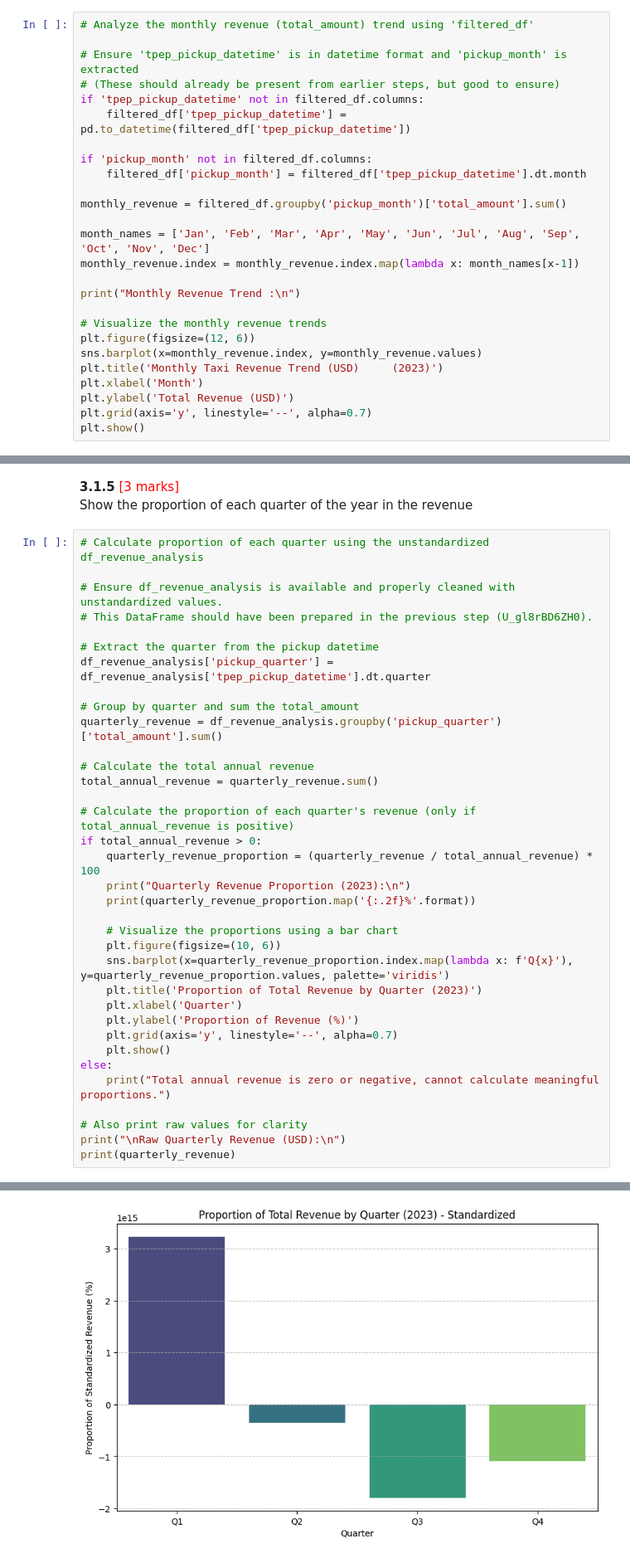
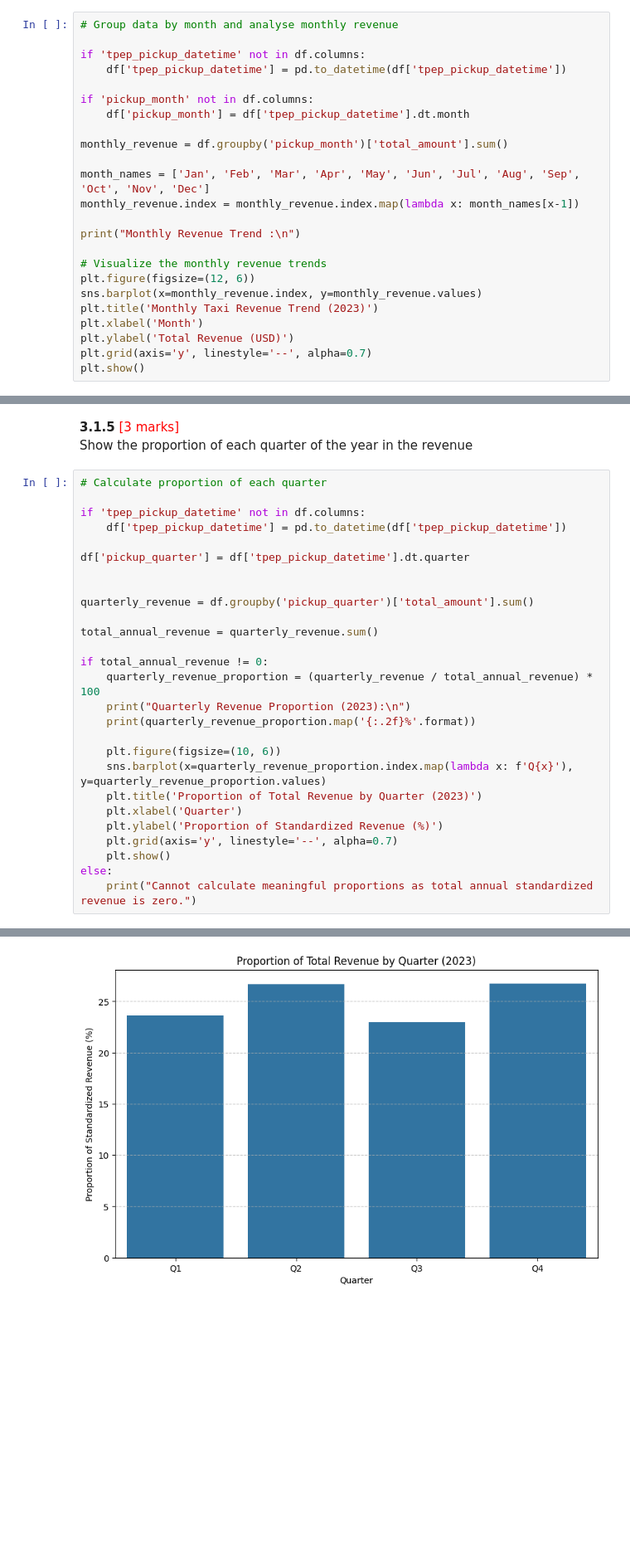
Before and after one commit to animesh-11/AI_ML, a Jupyter notebook: EDA_Assg_NYC_Taxi_Starter.ipynb, the cells around one changed output, grey strips where cells are left out. Shown at 83% size. Saved outputs shown, nothing was run; the diff lists cells and outputs as text; blank space fills up the shorter version.

```diff
--- a/EDA_Assg_NYC_Taxi_Starter.ipynb
+++ b/EDA_Assg_NYC_Taxi_Starter.ipynb
@@ -1077,17 +1101,15 @@ Filtered shape: (1831391, 23)
 **3.1.4** <font color = red>[3 marks]</font> <br>
 Analyse the monthly revenue (`total_amount`) trend
 # %%
-# Analyze the monthly revenue (total_amount) trend using 'filtered_df'
+# Group data by month and analyse monthly revenue
 
-# Ensure 'tpep_pickup_datetime' is in datetime format and 'pickup_month' is extracted
-# (These should already be present from earlier steps, but good to ensure)
-if 'tpep_pickup_datetime' not in filtered_df.columns:
-    filtered_df['tpep_pickup_datetime'] = pd.to_datetime(filtered_df['tpep_pickup_datetime'])
+if 'tpep_pickup_datetime' not in df.columns:
+    df['tpep_pickup_datetime'] = pd.to_datetime(df['tpep_pickup_datetime'])
 
-if 'pickup_month' not in filtered_df.columns:
-    filtered_df['pickup_month'] = filtered_df['tpep_pickup_datetime'].dt.month
+if 'pickup_month' not in df.columns:
+    df['pickup_month'] = df['tpep_pickup_datetime'].dt.month
 
-monthly_revenue = filtered_df.groupby('pickup_month')['total_amount'].sum()
+monthly_revenue = df.groupby('pickup_month')['total_amount'].sum()
 
 month_names = ['Jan', 'Feb', 'Mar', 'Apr', 'May', 'Jun', 'Jul', 'Aug', 'Sep', 'Oct', 'Nov', 'Dec']
 monthly_revenue.index = monthly_revenue.index.map(lambda x: month_names[x-1])
@@ -1097,7 +1119,7 @@ print("Monthly Revenue Trend :\n")
 # Visualize the monthly revenue trends
 plt.figure(figsize=(12, 6))
 sns.barplot(x=monthly_revenue.index, y=monthly_revenue.values)
-plt.title('Monthly Taxi Revenue Trend (USD)     (2023)')
+plt.title('Monthly Taxi Revenue Trend (2023)')
 plt.xlabel('Month')
 plt.ylabel('Total Revenue (USD)')
 plt.grid(axis='y', linestyle='--', alpha=0.7)
@@ -1109,38 +1131,30 @@ Monthly Revenue Trend :
 **3.1.5** <font color = red>[3 marks]</font> <br>
 Show the proportion of each quarter of the year in the revenue
 # %%
-# Calculate proportion of each quarter using the unstandardized df_revenue_analysis
+# Calculate proportion of each quarter
 
-# Ensure df_revenue_analysis is available and properly cleaned with unstandardized values.
-# This DataFrame should have been prepared in the previous step (U_gl8rBD6ZH0).
+if 'tpep_pickup_datetime' not in df.columns:
+    df['tpep_pickup_datetime'] = pd.to_datetime(df['tpep_pickup_datetime'])
 
-# Extract the quarter from the pickup datetime
-df_revenue_analysis['pickup_quarter'] = df_revenue_analysis['tpep_pickup_datetime'].dt.quarter
+df['pickup_quarter'] = df['tpep_pickup_datetime'].dt.quarter
 
-# Group by quarter and sum the total_amount
-quarterly_revenue = df_revenue_analysis.groupby('pickup_quarter')['total_amount'].sum()
 
-# Calculate the total annual revenue
+quarterly_revenue = df.groupby('pickup_quarter')['total_amount'].sum()
+
 total_annual_revenue = quarterly_revenue.sum()
 
-# Calculate the proportion of each quarter's revenue (only if total_annual_revenue is positive)
-if total_annual_revenue > 0:
+if total_annual_revenue != 0:
     quarterly_revenue_proportion = (quarterly_revenue / total_annual_revenue) * 100
     print("Quarterly Revenue Proportion (2023):\n")
     print(quarterly_revenue_proportion.map('{:.2f}%'.format))
 
-    # Visualize the proportions using a bar chart
     plt.figure(figsize=(10, 6))
-    sns.barplot(x=quarterly_revenue_proportion.index.map(lambda x: f'Q{x}'), y=quarterly_revenue_proportion.values, palette='viridis')
+    sns.barplot(x=quarterly_revenue_proportion.index.map(lambda x: f'Q{x}'), y=quarterly_revenue_proportion.values)
     plt.title('Proportion of Total Revenue by Quarter (2023)')
     plt.xlabel('Quarter')
-    plt.ylabel('Proportion of Revenue (%)')
+    plt.ylabel('Proportion of Standardized Revenue (%)')
     plt.grid(axis='y', linestyle='--', alpha=0.7)
     plt.show()
 else:
-    print("Total annual revenue is zero or negative, cannot calculate meaningful proportions.")
-
-# Also print raw values for clarity
-print("\nRaw Quarterly Revenue (USD):\n")
-print(quarterly_revenue)
+    print("Cannot calculate meaningful proportions as total annual standardized revenue is zero.")
 # %% [output]
@@ -1158 +1169 @@ Passing `palette` without assigning `hue` is deprecated and will be removed in v
-[figure, old version]
+[figure, new version]
```
Also changed, not shown: parts of 71 cells of this notebook.
